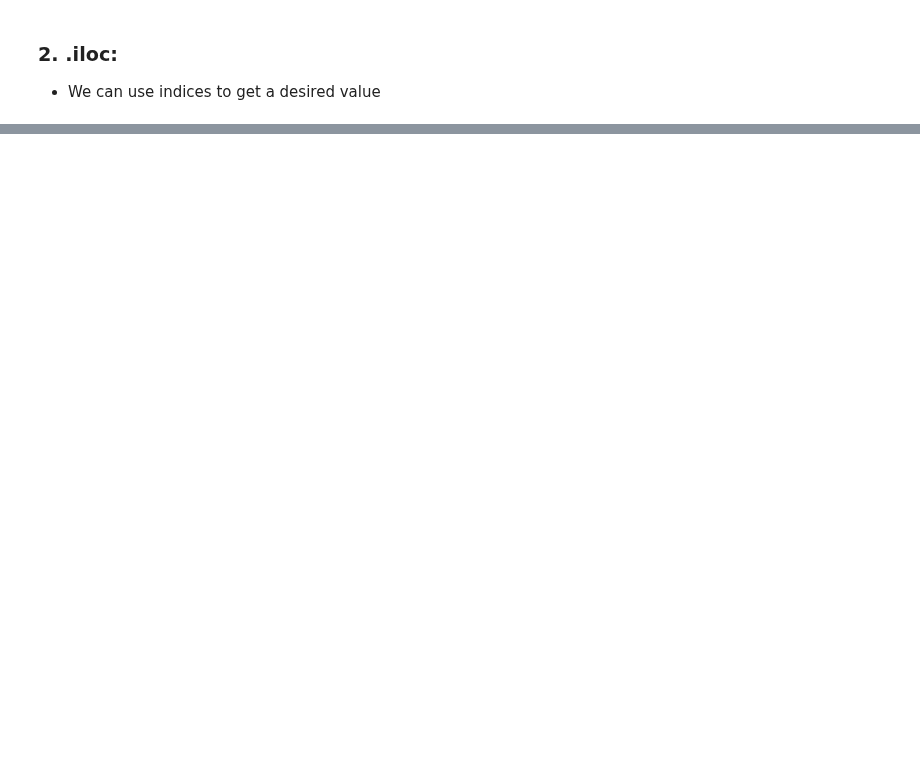
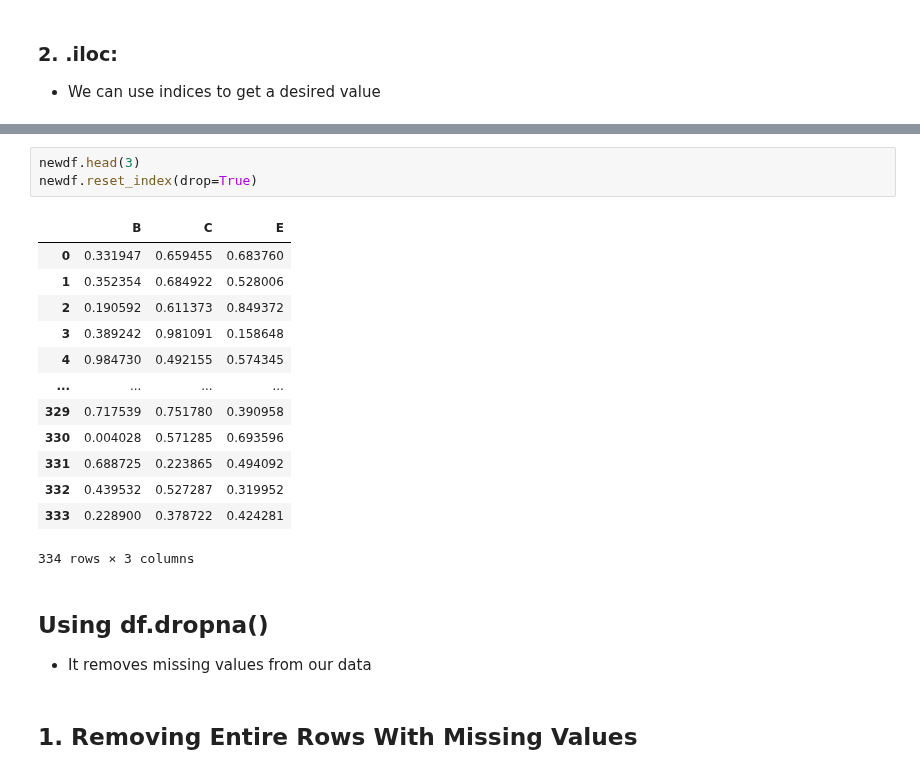
Before and after one commit to sidraanl-08/completedatascience, a Jupyter notebook: pandas/pandas.ipynb, the cells around one changed output, grey strips where cells are left out. Drawn from its saved outputs; the diff is of its cells as text; blank space fills up the shorter version.

```diff
--- a/pandas/pandas.ipynb
+++ b/pandas/pandas.ipynb
@@ -499,0 +525,23 @@ newdf.iloc[[0,5], [1,2]]
+# %%
+newdf.head(3)
+newdf.reset_index(drop=True)
+# %% [output]
+|  | B | C | E |
+| 0 | 0.331947 | 0.659455 | 0.683760 |
+| 1 | 0.352354 | 0.684922 | 0.528006 |
+| 2 | 0.190592 | 0.611373 | 0.849372 |
+| 3 | 0.389242 | 0.981091 | 0.158648 |
+| 4 | 0.984730 | 0.492155 | 0.574345 |
+| ... | ... | ... | ... |
+| 329 | 0.717539 | 0.751780 | 0.390958 |
+| 330 | 0.004028 | 0.571285 | 0.693596 |
+| 331 | 0.688725 | 0.223865 | 0.494092 |
+| 332 | 0.439532 | 0.527287 | 0.319952 |
+| 333 | 0.228900 | 0.378722 | 0.424281 |
+334 rows × 3 columns
+# %% [markdown]
+## Using df.dropna()
+
+- It removes missing values from our data
+# %% [markdown]
+## 1. Removing Entire Rows With Missing Values
```
Also changed, not shown: parts of 37 cells of this notebook.
